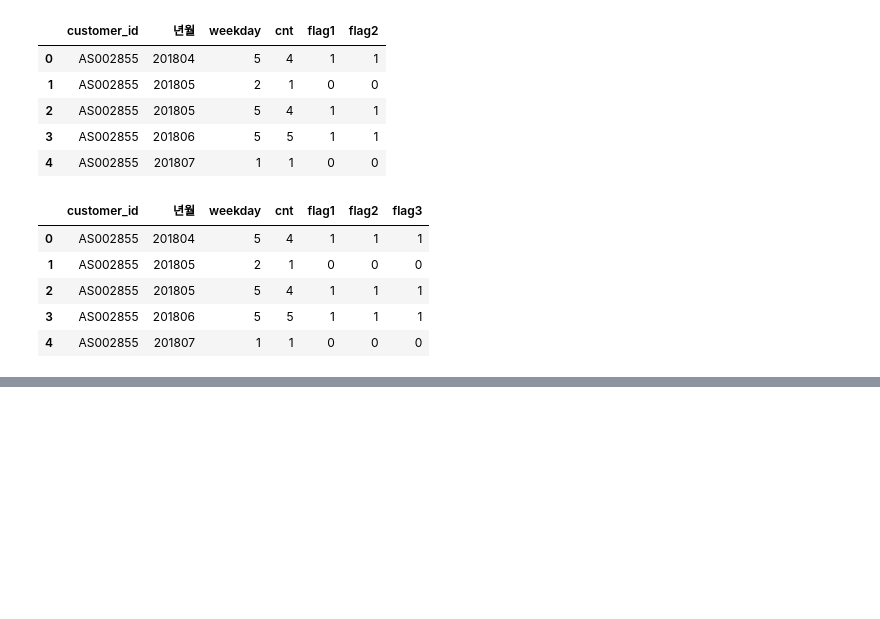
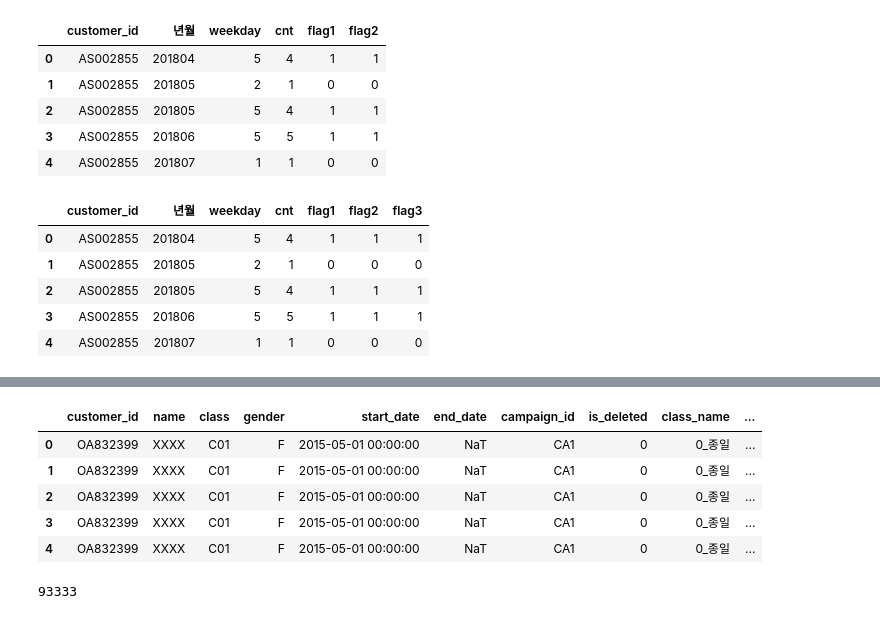
Before and after one commit to eeyeji/MachineLearning, a Jupyter notebook: 7일차/Example.ipynb, the cells around one changed output, grey strips where cells are left out. Saved outputs shown, nothing was run; the diff lists cells and outputs as text; code cells hidden in the pictures; blank space fills up the shorter version.

```diff
--- a/7일차/Example.ipynb
+++ b/7일차/Example.ipynb
@@ -444,0 +470,3 @@ ul_week.head()
+# %%
+cust_join = pd.merge(cust_join, ul_cust, on='customer_id', how='left')
+cust_join.head()
@@ -444,0 +480,15 @@ ul_week.head()
+# %%
+cust_join = pd.merge(cust_join, ul_week[['customer_id', 'flag1']], on='customer_id', how='left')
+cust_join.head()
+# %% [output]
+|  | customer_id | name | class | gender | start_date | end_date | campaign_id | is_deleted | class_name | ... |
+| 0 | OA832399 | XXXX | C01 | F | 2015-05-01 00:00:00 | NaT | CA1 | 0 | 0_종일 | ... |
+| 1 | OA832399 | XXXX | C01 | F | 2015-05-01 00:00:00 | NaT | CA1 | 0 | 0_종일 | ... |
+| 2 | OA832399 | XXXX | C01 | F | 2015-05-01 00:00:00 | NaT | CA1 | 0 | 0_종일 | ... |
+| 3 | OA832399 | XXXX | C01 | F | 2015-05-01 00:00:00 | NaT | CA1 | 0 | 0_종일 | ... |
+| 4 | OA832399 | XXXX | C01 | F | 2015-05-01 00:00:00 | NaT | CA1 | 0 | 0_종일 | ... |
+# %%
+#길이 확인
+print(len(cust_join))
+# %% [output]
+93333
```
Also changed, not shown: parts of 4 cells of this notebook.
